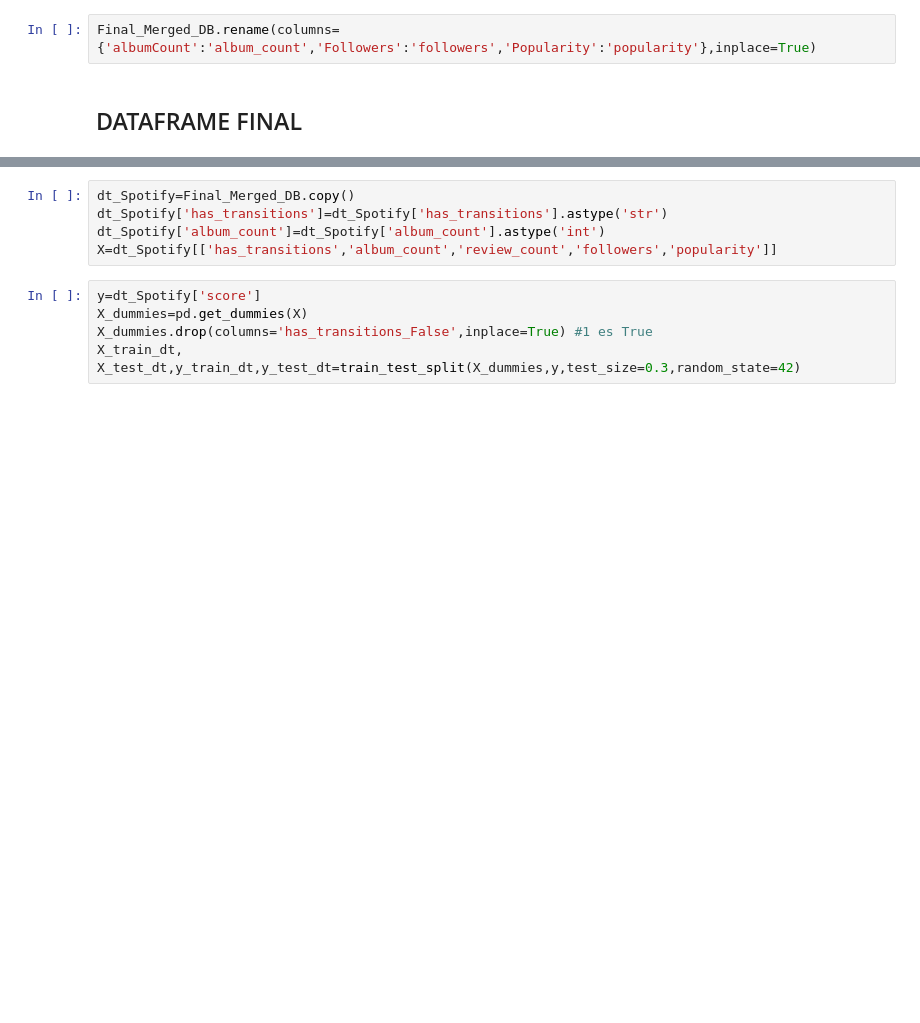
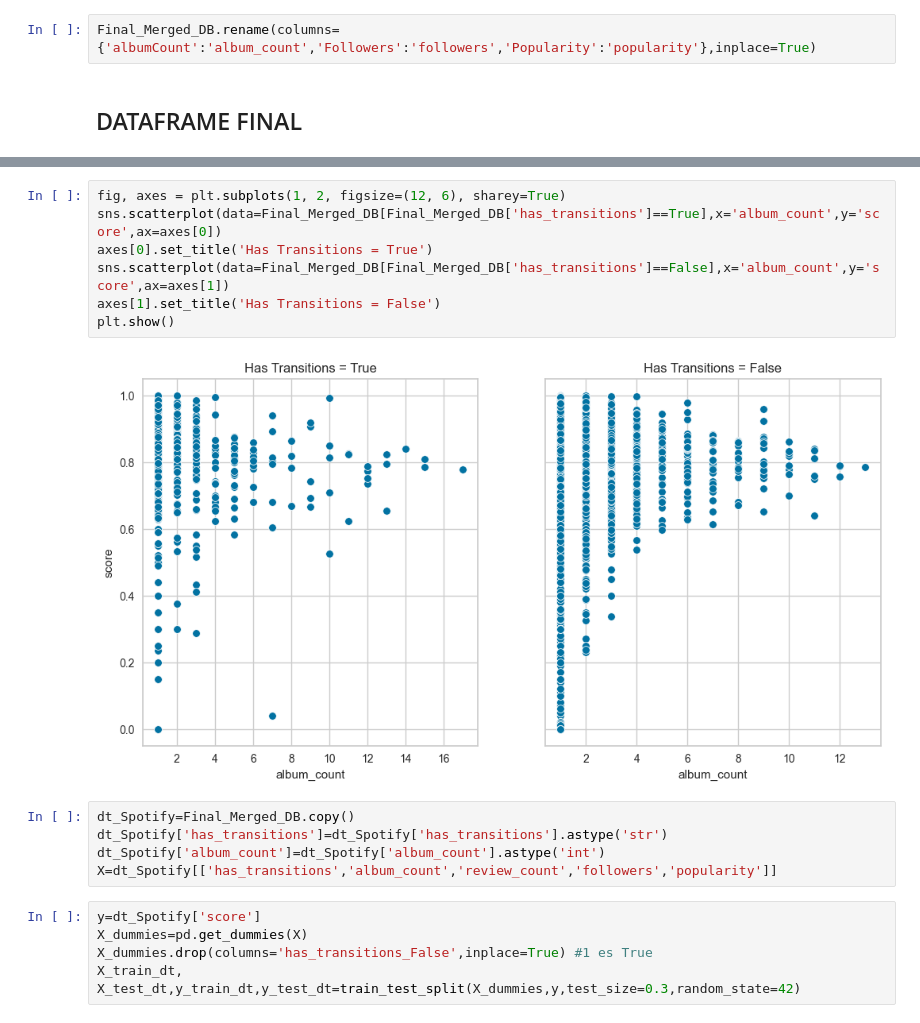
Before and after one commit to chainReactionCol/newRep, a Jupyter notebook: Ev_ML_Sanchez_Ruiz.ipynb, the cells around one changed output, grey strips where cells are left out. Cells and saved outputs as stored; diff of their text form; blank space fills up the shorter version.

```diff
--- a/Ev_ML_Sanchez_Ruiz.ipynb
+++ b/Ev_ML_Sanchez_Ruiz.ipynb
@@ -753,3 +760,12 @@ plt.show()
+# %%
+fig, axes = plt.subplots(1, 2, figsize=(12, 6), sharey=True)
+sns.scatterplot(data=Final_Merged_DB[Final_Merged_DB['has_transitions']==True],x='album_count',y='score',ax=axes[0])
+axes[0].set_title('Has Transitions = True')
+sns.scatterplot(data=Final_Merged_DB[Final_Merged_DB['has_transitions']==False],x='album_count',y='score',ax=axes[1])
+axes[1].set_title('Has Transitions = False')
+plt.show()
+# %% [output]
+[figure, added]
 # %%
 dt_Spotify=Final_Merged_DB.copy()
 dt_Spotify['has_transitions']=dt_Spotify['has_transitions'].astype('str')
```
Also changed, not shown: parts of 44 cells of this notebook, 5 other files.
